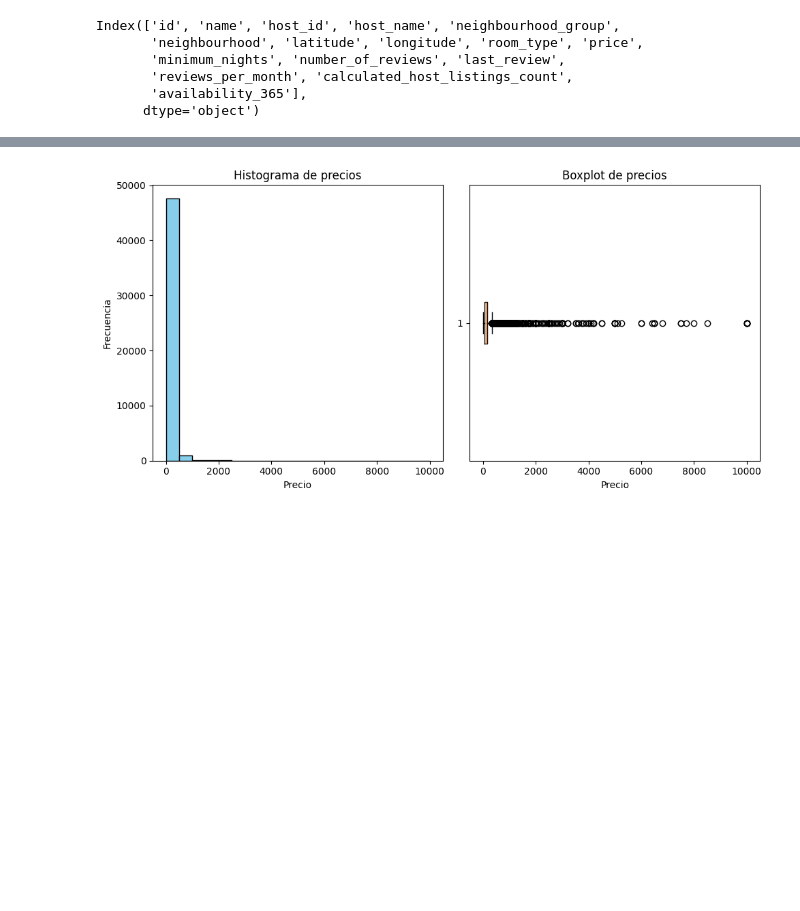
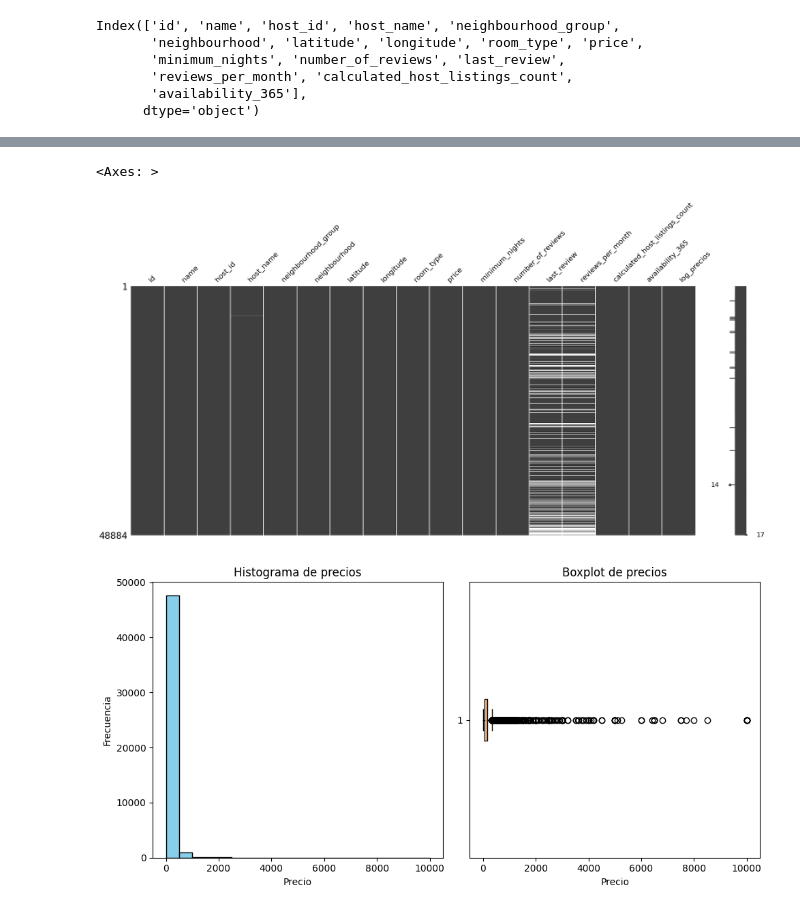
Before and after one commit to 4GeeksAcademy/pauline-EXPLORATORY-DATA-ANALYSIS, a Jupyter notebook: src/explore.ipynb, the cells around one changed output, grey strips where cells are left out. Saved outputs shown, nothing was run; the diff lists cells and outputs as text; code cells hidden in the pictures; blank space fills up the shorter version.

```diff
--- a/src/explore.ipynb
+++ b/src/explore.ipynb
@@ -103,3 +150,8 @@ df.describe().T.round(1)
+# %%
+msno.matrix(df)
+# %% [output]
+<Axes: >
+[figure, added]
 # %%
 # Estudiamos precios con histogramo y boxplot
 fig, ax = plt.subplots(1, 2, figsize=(10, 5))
```
Also changed, not shown: parts of 11 cells of this notebook.
